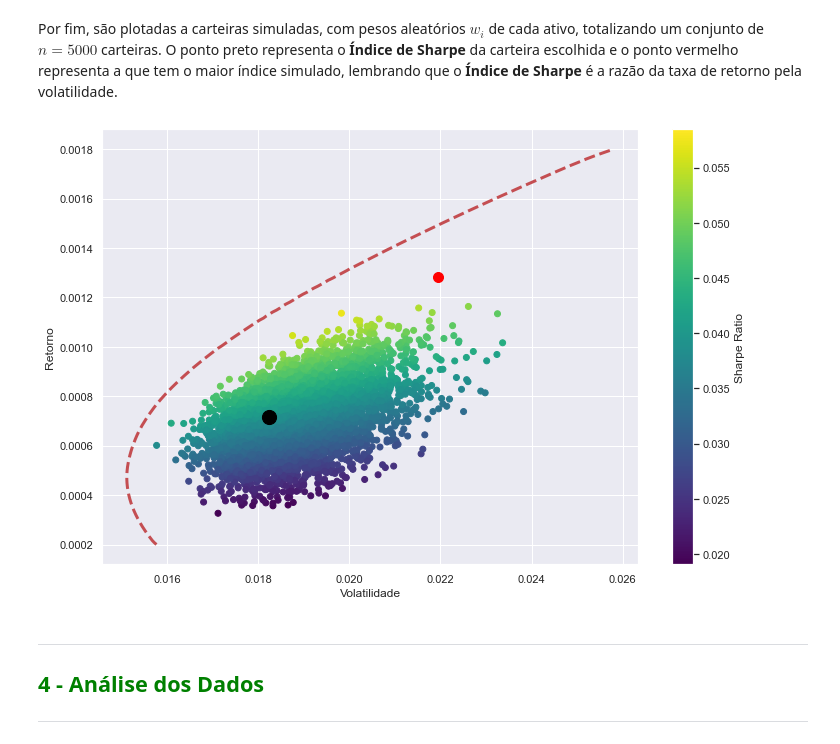
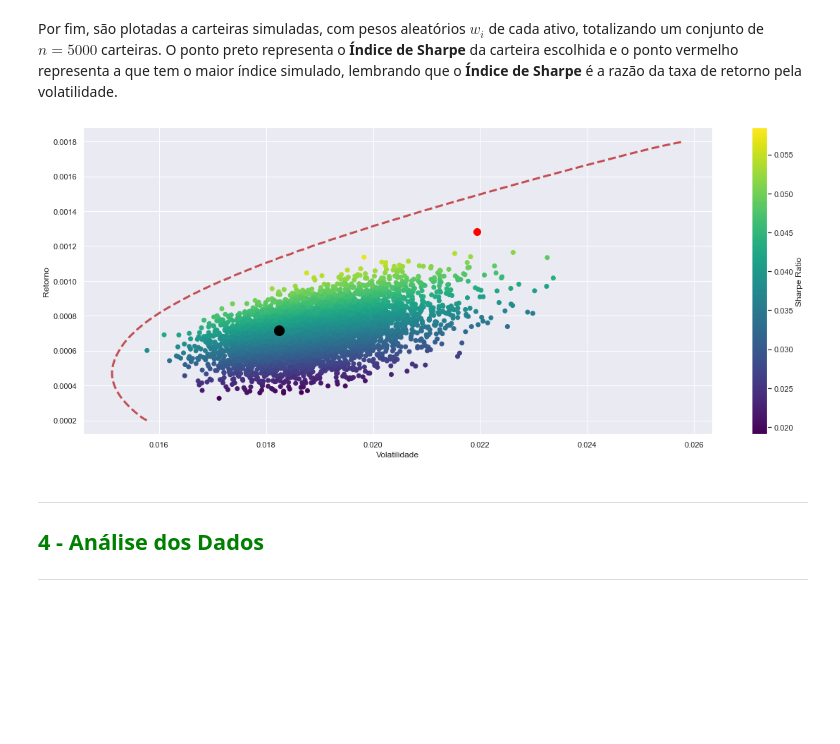
Before and after one commit to pauloceliojr/aedi-prova-final, a Jupyter notebook: prova_final.ipynb, the cells around one changed output. Drawn from its saved outputs; the diff is of its cells as text; code cells hidden in the pictures; blank space fills up the shorter version.

```diff
--- a/prova_final.ipynb
+++ b/prova_final.ipynb
@@ -321,17 +321,17 @@ Por fim, são plotadas a carteiras simuladas, com pesos aleatórios $w_i$ de cad
 # %%
 sns.set()
 
-plt.figure(figsize=(12,8))
+plt.figure(figsize=(20,8))
 plt.scatter("volatilidade", "taxa_retorno", data=sharpe, c="indice_sharpe", cmap='viridis')
 plt.colorbar(label='Sharpe Ratio')
 plt.xlabel('Volatilidade')
 plt.ylabel('Retorno')
 plt.plot(fronteira_x, fronteira_y, 'r--', linewidth=3)
 plt.scatter(volatilidade_carteira, taxa_retorno_carteira, c='black', s=200)
 plt.scatter(melhor_volatilidade, melhor_taxa_retorno, c='red', s=100)
 plt.show()
 # %% [output]
-[figure, old version]
+[figure, new version]
 # %% [markdown]
 ***
 ## <font color="green">4 - Análise dos Dados</font>
```
Also changed, not shown: parts of 35 cells of this notebook.
